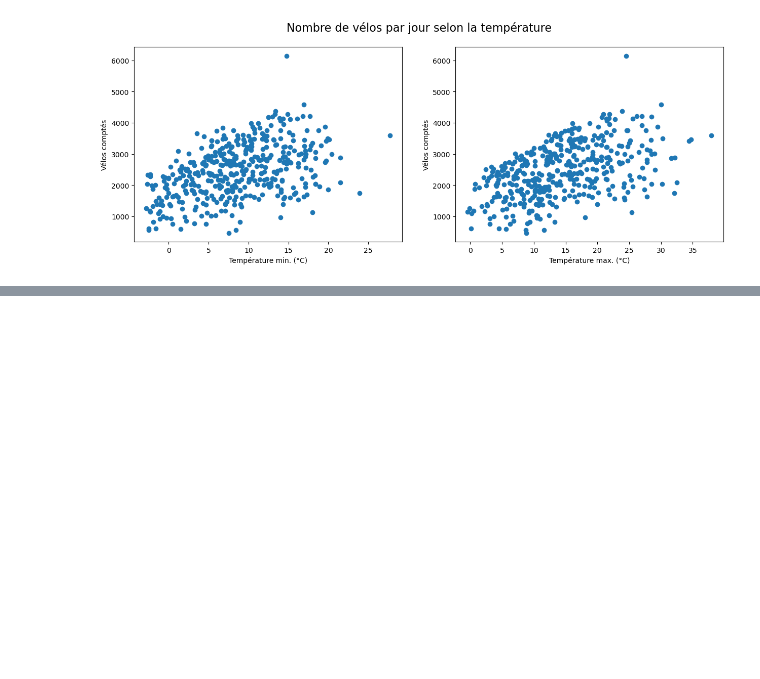
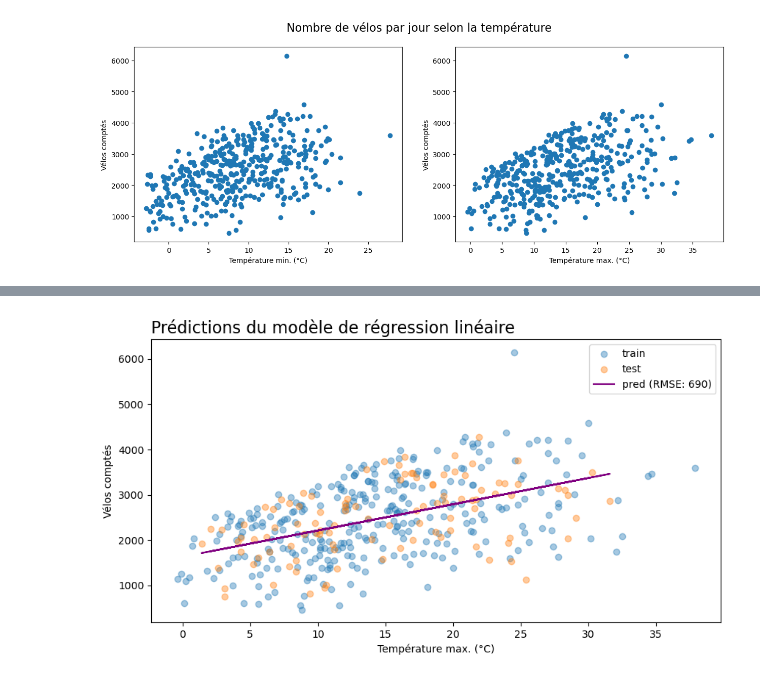
Before and after one commit to dubois-j/CampNum-Extraction-donnees, a Jupyter notebook: notebooks/3-miniproj.ipynb, the cells around one changed output, grey strips where cells are left out. Drawn from its saved outputs; the diff is of its cells as text; code cells hidden in the pictures; blank space fills up the shorter version.

Commit message:
feat: linear regressor

```diff
--- a/notebooks/3-miniproj.ipynb
+++ b/notebooks/3-miniproj.ipynb
@@ -179,0 +208,24 @@ plt.show()
+# %%
+# Train test split
+X = df[["temp_max"]]
+y = df["sum_count"]
+X_train, X_test, y_train, y_test = train_test_split(X, y)
+
+# Scale
+scaler = StandardScaler()
+X_train = scaler.fit_transform(X_train)
+X_test = scaler.transform(X_test)
+# %%
+# Dummy regressor
+dummy = DummyRegressor(strategy="mean")
+
+# Model
+model = LinearRegression()
+# %%
+# Train models
+dummy.fit(X_train, y_train)
+model.fit(X_train, y_train)
+
+# Predict
+y_pred_dummy = dummy.predict(X_test)
+y_pred = model.predict(X_test)
@@ -179,0 +245,16 @@ plt.show()
+# %%
+X_train_unscaled = scaler.inverse_transform(X_train)
+X_test_unscaled = scaler.inverse_transform(X_test)
+# %%
+fig, axes = plt.subplots(1,1,figsize=(10, 5))
+
+axes.scatter(X_train_unscaled, y_train, label="train", alpha=0.4)
+axes.scatter(X_test_unscaled, y_test, label="test", alpha=0.4)
+axes.plot(X_test_unscaled, y_pred, label=f"pred (RMSE: {rmse:.0f})", color="purple")
+axes.legend()
+axes.set_xlabel("Température max. (°C)")
+axes.set_ylabel("Vélos comptés")
+axes.set_title("Prédictions du modèle de régression linéaire", fontsize=16, loc="left")
+plt.show()
+# %% [output]
+[figure, added]
```
Also changed, not shown: parts of 10 cells of this notebook.
